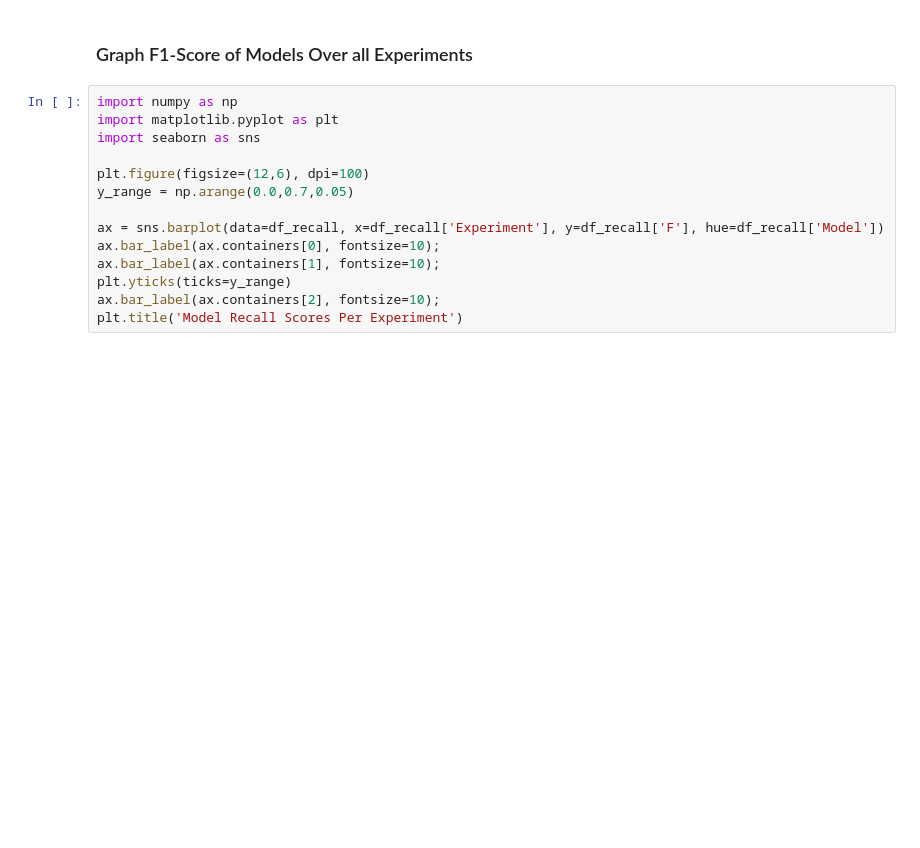
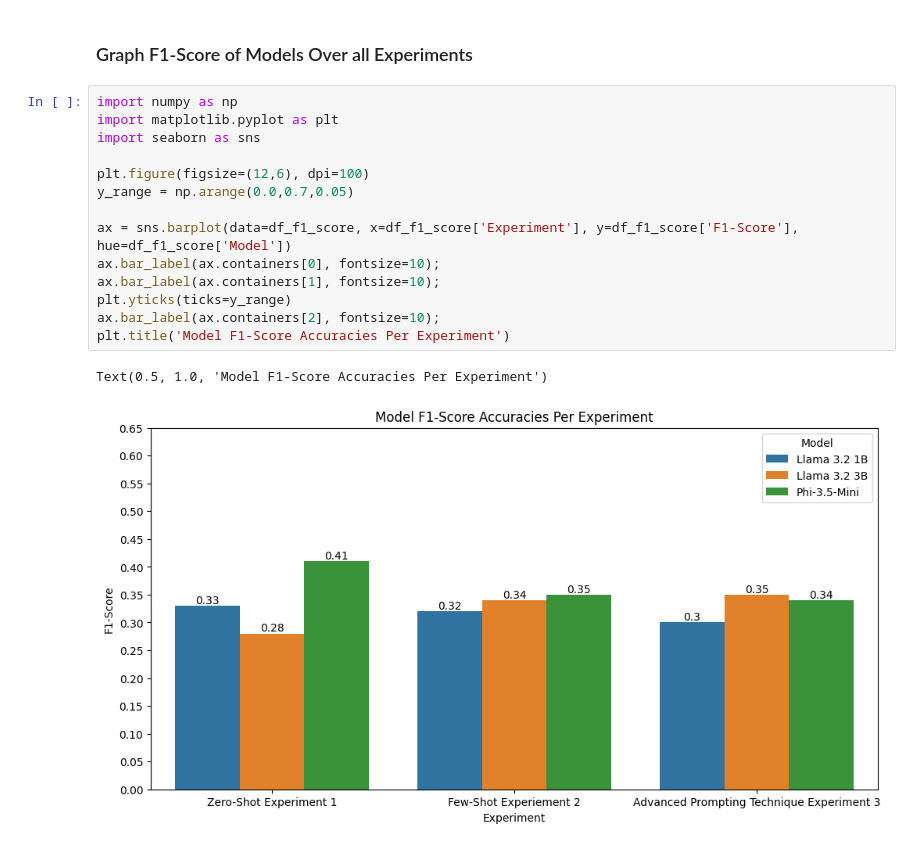
Before and after one commit to GoodGuyGregory/llm-psu-assignment-2, a Jupyter notebook: Assignement_2_Greg_Witt.ipynb, the cells around one changed output. Drawn from its saved outputs; the diff is of its cells as text; blank space fills up the shorter version.

```diff
--- a/Assignement_2_Greg_Witt.ipynb
+++ b/Assignement_2_Greg_Witt.ipynb
@@ -1436,14 +1456,17 @@ df_f1_score
 # %%
 import numpy as np
 import matplotlib.pyplot as plt
 import seaborn as sns
 
 plt.figure(figsize=(12,6), dpi=100)
 y_range = np.arange(0.0,0.7,0.05)
 
-ax = sns.barplot(data=df_recall, x=df_recall['Experiment'], y=df_recall['F'], hue=df_recall['Model'])
+ax = sns.barplot(data=df_f1_score, x=df_f1_score['Experiment'], y=df_f1_score['F1-Score'], hue=df_f1_score['Model'])
 ax.bar_label(ax.containers[0], fontsize=10);
 ax.bar_label(ax.containers[1], fontsize=10);
 plt.yticks(ticks=y_range)
 ax.bar_label(ax.containers[2], fontsize=10);
-plt.title('Model Recall Scores Per Experiment')
+plt.title('Model F1-Score Accuracies Per Experiment')
+# %% [output]
+Text(0.5, 1.0, 'Model F1-Score Accuracies Per Experiment')
+[figure, added]
```
Also changed, not shown: parts of 5 cells of this notebook.
